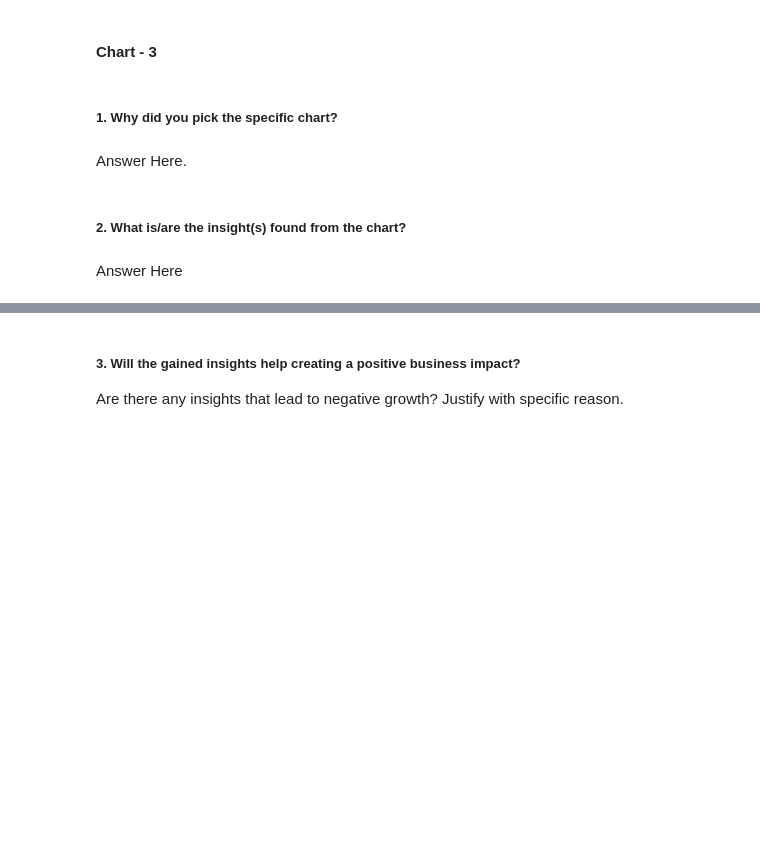
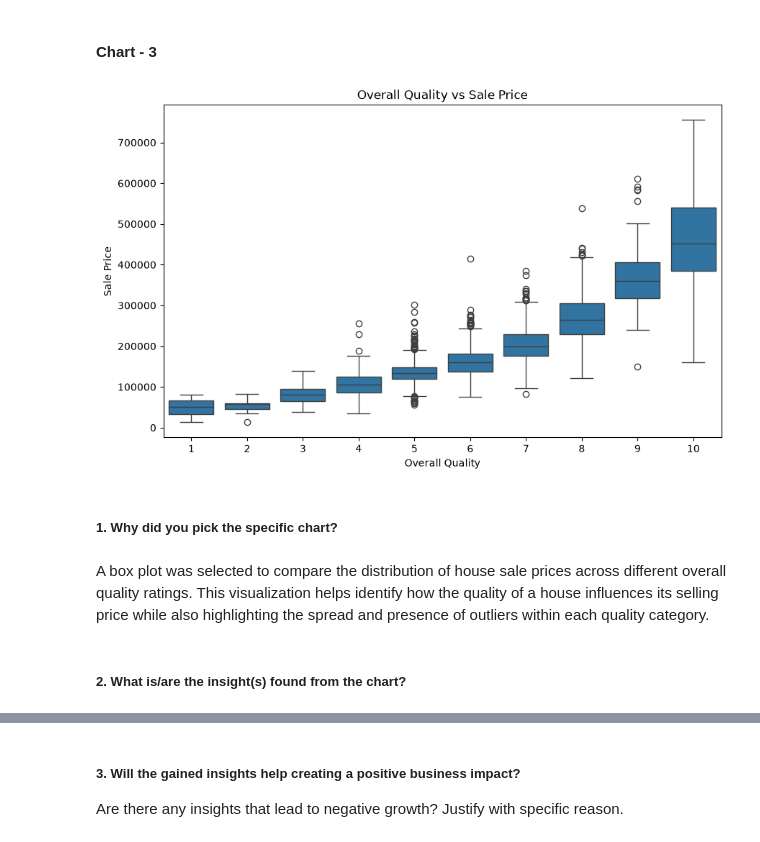
Before and after one commit to Krishna-matic/Machine_Learning_Projects, a Jupyter notebook: 02_ames_housing_sales_price_prediction/Ames_Housing_ML_Project.ipynb, the cells around one changed output, grey strips where cells are left out. Saved outputs shown, nothing was run; the diff lists cells and outputs as text; code cells hidden in the pictures; blank space fills up the shorter version.

```diff
--- a/02_ames_housing_sales_price_prediction/Ames_Housing_ML_Project.ipynb
+++ b/02_ames_housing_sales_price_prediction/Ames_Housing_ML_Project.ipynb
@@ -302,8 +396,16 @@ Answer Here
+# %%
+# Chart - 3 visualization code
+plt.figure(figsize=(10,6))
+sns.boxplot(x='Overall Qual', y='SalePrice', data=df)
+plt.title('Overall Quality vs Sale Price')
+plt.xlabel('Overall Quality')
+plt.ylabel('Sale Price')
+plt.show()
+# %% [output]
+[figure, added]
 # %% [markdown]
 ##### 1. Why did you pick the specific chart?
-# %% [markdown]
-Answer Here.
+# %% [markdown]
+A box plot was selected to compare the distribution of house sale prices across different overall quality ratings. This visualization helps identify how the quality of a house influences its selling price while also highlighting the spread and presence of outliers within each quality category.
 # %% [markdown]
 ##### 2. What is/are the insight(s) found from the chart?
-# %% [markdown]
-Answer Here
```
Also changed, not shown: parts of 123 cells of this notebook.
